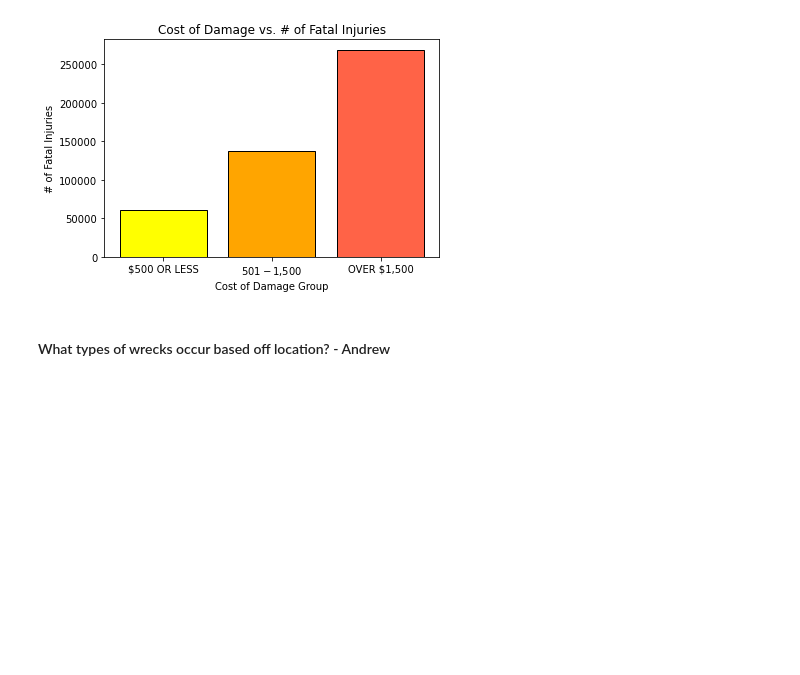
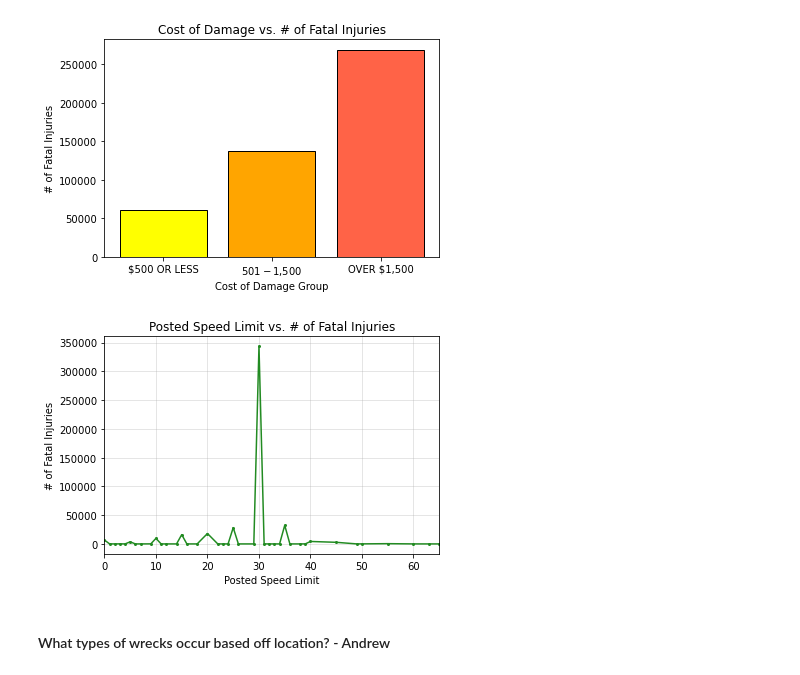
Before and after one commit to andrewbankston/project-one, a Jupyter notebook: Chicago_Crashes.ipynb, the cells around one changed output. Cells and saved outputs as stored; diff of their text form; code cells hidden in the pictures; blank space fills up the shorter version.

Commit message:
Adding finalized script for injuries section

```diff
--- a/Chicago_Crashes.ipynb
+++ b/Chicago_Crashes.ipynb
@@ -97,3 +95,26 @@ plt.savefig("output_data/cost_of_damage_vs_fatalities.png")
+# %%
+# Create speed vs. fatality count (bar)
+# Create cost of damage and fatal injury count (scatter with regression)
+speed_group = crash_df.groupby("POSTED_SPEED_LIMIT")
+speed_count = speed_group["INJURIES_FATAL"].count()
+speed_fatal_df = pd.DataFrame(speed_count)
+
+#print(damages_fatal_df)
+x_labels = list(speed_fatal_df.index.values)
+y_values = speed_count
+
+plt.plot(x_labels, y_values, marker="o", markersize=2, color="forestgreen")
+#color=["yellow", "cyan", "navy"], edgecolor="black") replace with everything after
+# values if wanting to change back to plt.bar
+
+plt.title("Posted Speed Limit vs. # of Fatal Injuries")
+plt.xlabel("Posted Speed Limit")
+plt.ylabel("# of Fatal Injuries")
+plt.xlim(0, 65)
+plt.grid(alpha=0.4)
+plt.savefig("output_data/speed_limit_vs_fatalities.png")
+# %% [output]
+[figure, added]
 # %% [markdown]
 #### What types of wrecks occur based off location? - Andrew
 # %%
```
Also changed, not shown: parts of 2 cells of this notebook, 1 other file.
